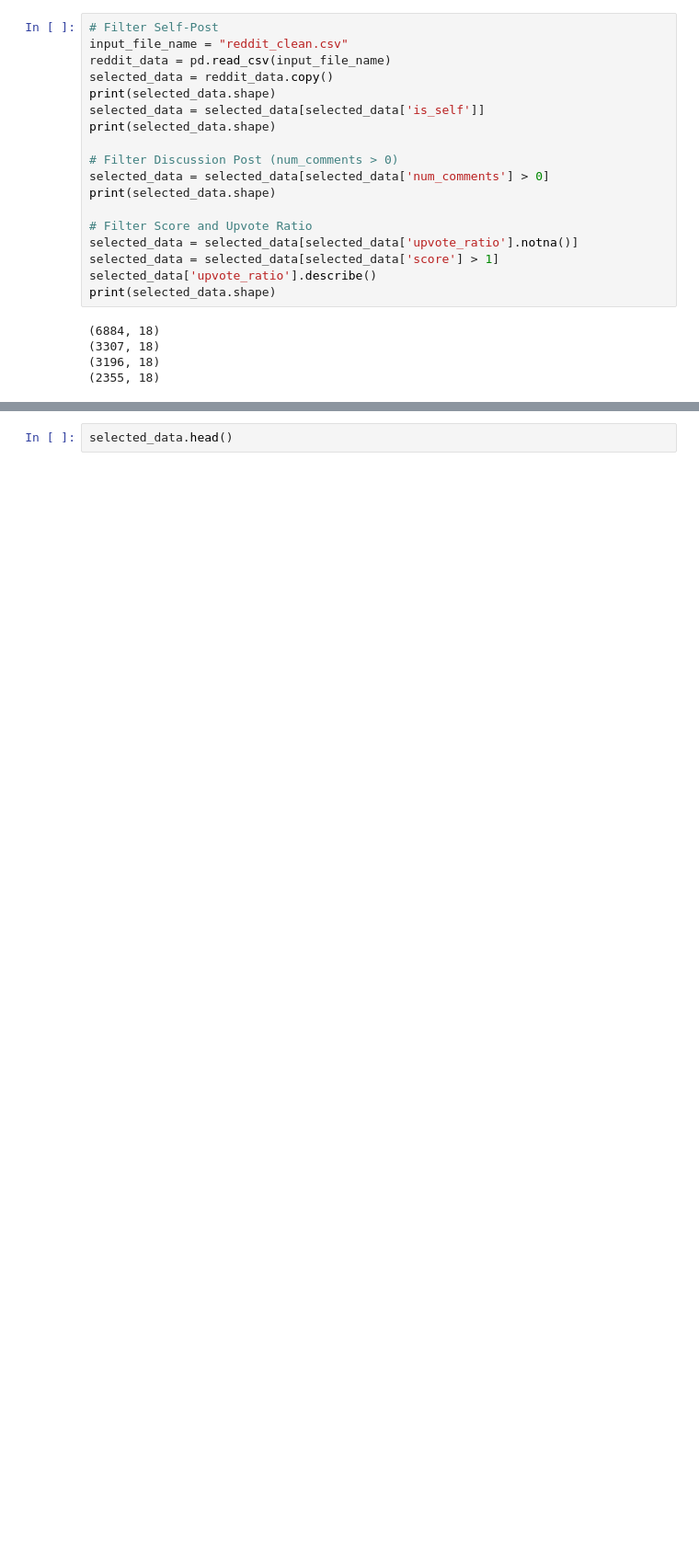
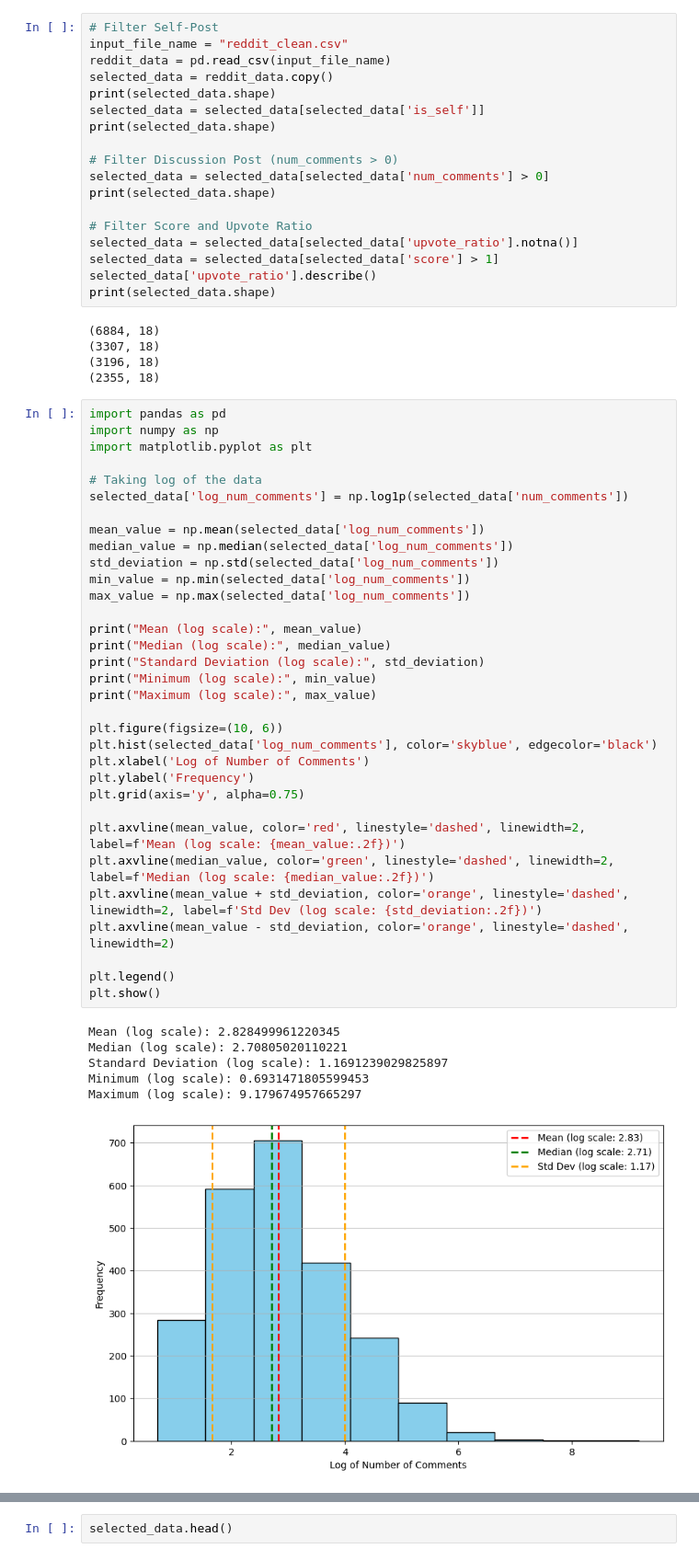
Before and after one commit to arvandiii/Thesis-Project, a Jupyter notebook: reddit/mining/mining.ipynb, the cells around one changed output, grey strips where cells are left out. Shown at 92% size. Drawn from its saved outputs; the diff is of its cells as text; blank space fills up the shorter version.

```diff
--- a/reddit/mining/mining.ipynb
+++ b/reddit/mining/mining.ipynb
@@ -227,4 +245,44 @@ print(selected_data.shape)
 (3307, 18)
 (3196, 18)
 (2355, 18)
+# %%
+import pandas as pd
+import numpy as np
+import matplotlib.pyplot as plt
+
+# Taking log of the data
+selected_data['log_num_comments'] = np.log1p(selected_data['num_comments'])
+
+mean_value = np.mean(selected_data['log_num_comments'])
+median_value = np.median(selected_data['log_num_comments'])
+std_deviation = np.std(selected_data['log_num_comments'])
+min_value = np.min(selected_data['log_num_comments'])
+max_value = np.max(selected_data['log_num_comments'])
+
+print("Mean (log scale):", mean_value)
+print("Median (log scale):", median_value)
+print("Standard Deviation (log scale):", std_deviation)
+print("Minimum (log scale):", min_value)
+print("Maximum (log scale):", max_value)
+
+plt.figure(figsize=(10, 6))
+plt.hist(selected_data['log_num_comments'], color='skyblue', edgecolor='black')
+plt.xlabel('Log of Number of Comments')
+plt.ylabel('Frequency')
+plt.grid(axis='y', alpha=0.75)
+
+plt.axvline(mean_value, color='red', linestyle='dashed', linewidth=2, label=f'Mean (log scale: {mean_value:.2f})')
+plt.axvline(median_value, color='green', linestyle='dashed', linewidth=2, label=f'Median (log scale: {median_value:.2f})')
+plt.axvline(mean_value + std_deviation, color='orange', linestyle='dashed', linewidth=2, label=f'Std Dev (log scale: {std_deviation:.2f})')
+plt.axvline(mean_value - std_deviation, color='orange', linestyle='dashed', linewidth=2)
+
+plt.legend()
+plt.show()
+# %% [output]
+Mean (log scale): 2.828499961220345
+Median (log scale): 2.70805020110221
+Standard Deviation (log scale): 1.1691239029825897
+Minimum (log scale): 0.6931471805599453
+Maximum (log scale): 9.179674957665297
+[figure, added]
 # %%
```
Also changed, not shown: parts of 6 cells of this notebook, 4 other files.
